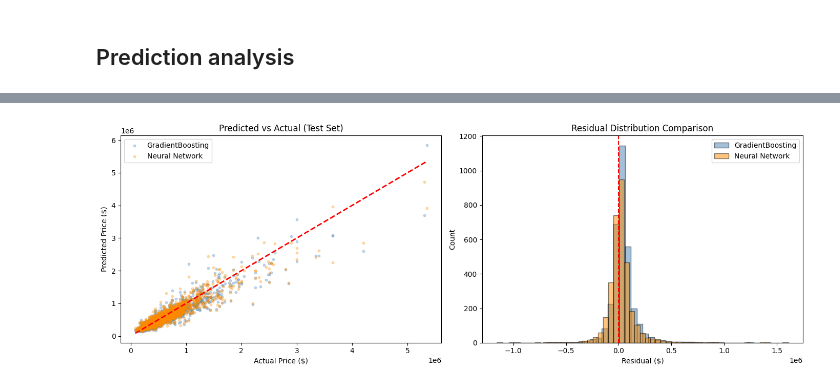
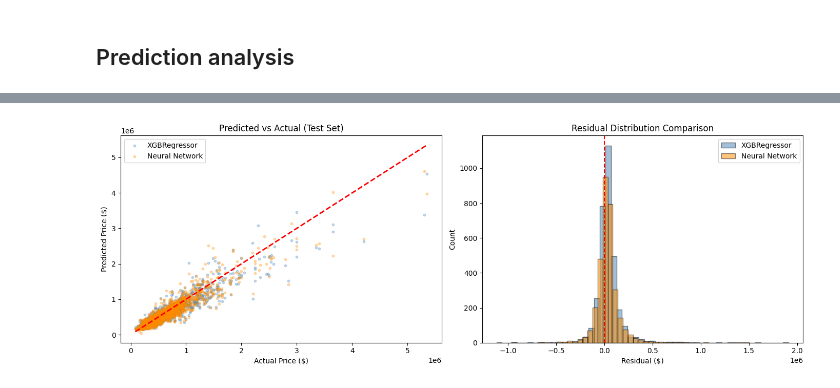
Before and after one commit to avidaldo/king-county, a Jupyter notebook: 06-deep-learning.ipynb, the cells around one changed output, grey strips where cells are left out. Drawn from its saved outputs; the diff is of its cells as text; code cells hidden in the pictures.

```diff
--- a/06-deep-learning.ipynb
+++ b/06-deep-learning.ipynb
@@ -423,7 +423,10 @@ We load the GradientBoosting model saved in notebook 05 and evaluate it on the *
 import pandas as pd
 import joblib
 
-gb_model = joblib.load(data_dir / "final_model.joblib")
-gb_val_pred = gb_model.predict(X_val)
-gb_val_metrics = evaluate_model(y_val, gb_val_pred, "GradientBoosting (Validation)")
+# Load the best model selected in notebook 05 (whichever algorithm won)
+sklearn_model = joblib.load(data_dir / "final_model.joblib")
+sklearn_model_name = type(sklearn_model).__name__
+
+sklearn_val_pred = sklearn_model.predict(X_val)
+sklearn_val_metrics = evaluate_model(y_val, sklearn_val_pred, f"{sklearn_model_name} (Validation)")
 # %% [output]
@@ -482,9 +484,9 @@ print("=" * 60)
 print("\nNeural Network:")
 nn_test_metrics = evaluate_model(y_test, test_pred, "Test")
 
-gb_test_pred = gb_model.predict(X_test)
-print("\nGradientBoosting:")
-gb_test_metrics = evaluate_model(y_test, gb_test_pred, "Test")
+sklearn_test_pred = sklearn_model.predict(X_test)
+print(f"\n{sklearn_model_name}:")
+sklearn_test_metrics = evaluate_model(y_test, sklearn_test_pred, "Test")
 # %% [output]
 ============================================================
 FINAL EVALUATION ON TEST SET
@@ -575,27 +591,25 @@ plt.show()
 # %%
 fig, axes = plt.subplots(1, 2, figsize=(14, 5))
 
-# Scatter comparison: both models
-axes[0].scatter(y_test, gb_test_pred, alpha=0.3, s=10, label="GradientBoosting", color="steelblue")
+axes[0].scatter(y_test, sklearn_test_pred, alpha=0.3, s=10, label=sklearn_model_name, color="steelblue")
 axes[0].scatter(y_test, test_pred, alpha=0.3, s=10, label="Neural Network", color="darkorange")
 axes[0].plot([y_test.min(), y_test.max()], [y_test.min(), y_test.max()], "r--", lw=2)
 axes[0].set_xlabel("Actual Price ($)")
 axes[0].set_ylabel("Predicted Price ($)")
 axes[0].set_title("Predicted vs Actual (Test Set)")
 axes[0].legend()
 
-# Residual comparison
-gb_residuals = y_test - gb_test_pred
+sklearn_residuals = y_test - sklearn_test_pred
 nn_residuals = y_test - test_pred
-axes[1].hist(gb_residuals, bins=50, alpha=0.5, label="GradientBoosting", color="steelblue", edgecolor="black")
+axes[1].hist(sklearn_residuals, bins=50, alpha=0.5, label=sklearn_model_name, color="steelblue", edgecolor="black")
 axes[1].hist(nn_residuals, bins=50, alpha=0.5, label="Neural Network", color="darkorange", edgecolor="black")
 axes[1].axvline(x=0, color="r", linestyle="--")
 axes[1].set_xlabel("Residual ($)")
 axes[1].set_ylabel("Count")
 axes[1].set_title("Residual Distribution Comparison")
 axes[1].legend()
 
 plt.tight_layout()
 plt.show()
 # %% [output]
-[figure, old version]
+[figure, new version]
```
Also changed, not shown: parts of 12 cells of this notebook, 2 other files.
